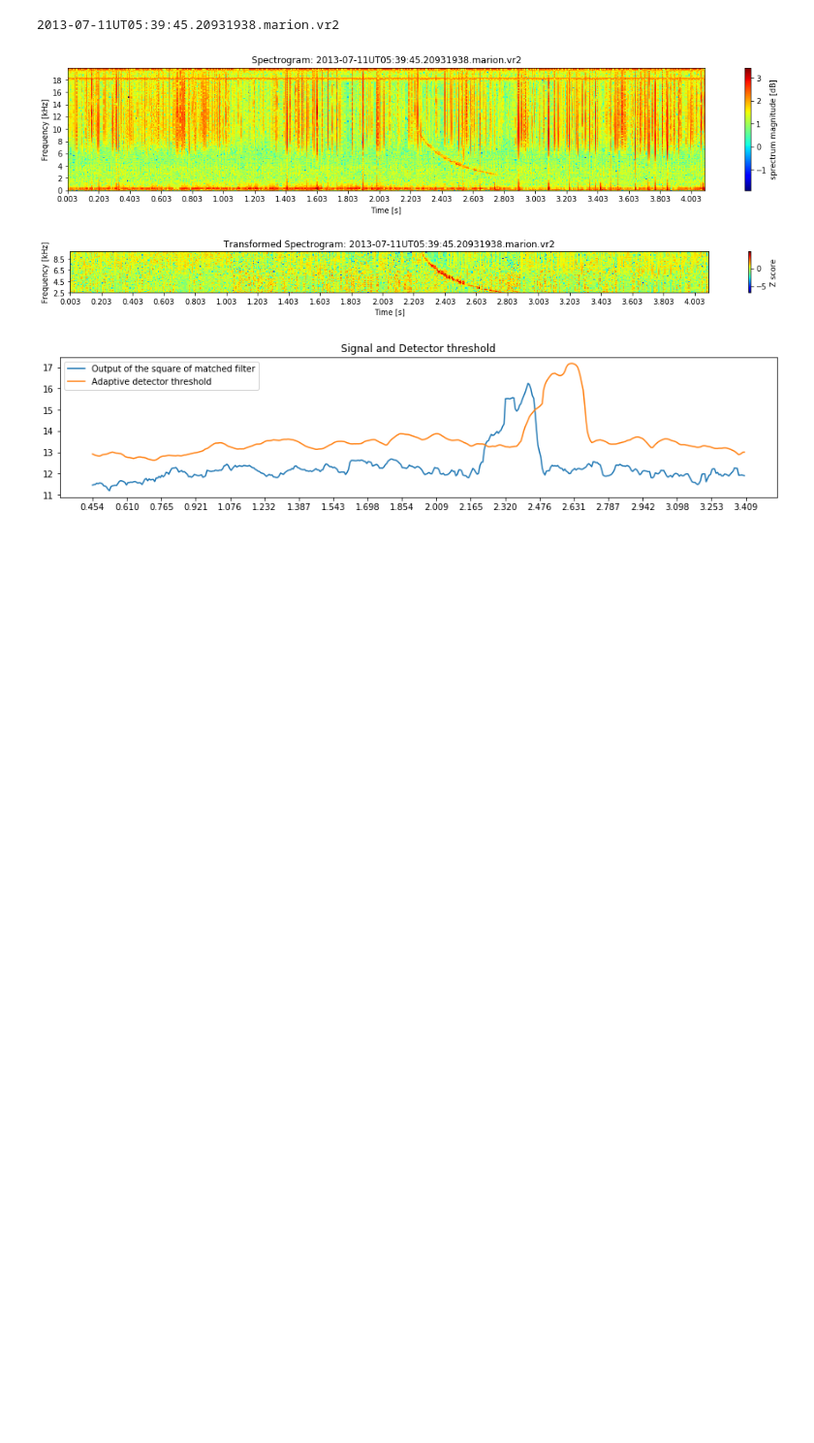
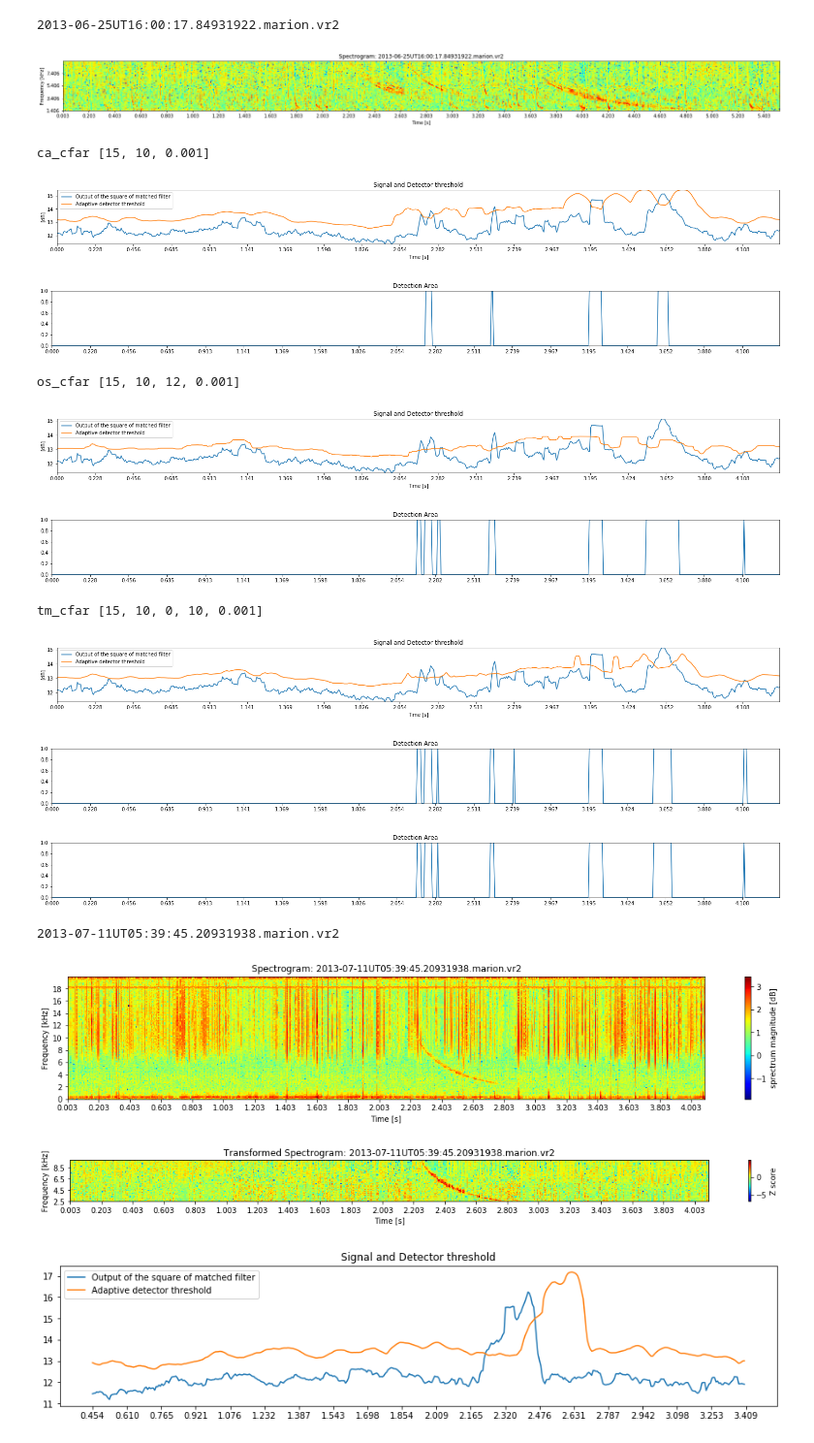
Before and after one commit to Kojey/MSc-whistler-waves-detector, a Jupyter notebook: ipy/sample_detector.ipynb, the cells around one changed output. Shown at 97% size. Drawn from its saved outputs; the diff is of its cells as text; code cells hidden in the pictures; blank space fills up the shorter version.

Commit message:
Implement fusion

```diff
--- a/ipy/sample_detector.ipynb
+++ b/ipy/sample_detector.ipynb
@@ -464,3 +450,75 @@ sample.plot_corr_output(transforms, transforms_params, detector, detector_params
+# %%
+from sample import Sample
+from dataset import Dataset
+from database import Database
+dataset_loc = os.path.join(os.getcwd().split(os.environ.get('USER'))[0],os.environ.get('USER'), 'wdml', 'data','datasets', 'awdEvents1')
+database_loc = os.path.join(os.getcwd().split(os.environ.get('USER'))[0],os.environ.get('USER'), 'wdml', 'data','databases', 'awdEvents1')
+site = 'marion'
+my_dataset = Dataset(dataset_loc, site)
+my_database = Database(dataset_loc, database_loc, site)
+file = np.random.choice(my_database.get_test(),1)[0]
+# file = '2013-04-22UT01:28:03.48279656.marion.vr2'
+# file = '2013-06-04UT14:53:50.61780102.marion.vr2' # EXAMPLE FOR FUSION
+# file = '2013-07-26UT01:33:36.10851914.marion.vr2'
+# file = '2013-07-26UT03:50:39.03331914.marion.vr2'
+# file = '2013-08-03UT23:17:33.39491914.marion.vr2'
+# file = '2013-08-03UT19:24:29.49731914.marion.vr2'
+# single whistler
+# file = '2013-07-11UT04:40:57.58051937.marion.vr2'
+# file = '2013-07-04UT18:59:25.44611930.marion.vr2'
+# many well separated whistler
+# file = '2013-07-26UT01:51:49.53571914.marion.vr2'
+# file = '2013-06-26UT09:46:29.53571930.marion.vr2'
+# two 0.2s close whistler
+# file = '2013-06-09UT15:31:33.07447109.marion.vr2'
+# single and two 0.4s close whistlers
+# file = '2013-07-07UT05:16:32.05731922.marion.vr2'
+# single with three 0.1s close whistlers
+# file = '2013-07-03UT14:53:57.10051914.marion.vr2'
+# thick whistler
+# file = '2013-07-10UT19:34:12.46051938.marion.vr2'  # perfect
+# file = '2013-08-03UT20:39:27.92931914.marion.vr2'
+# file = '2013-10-20UT23:06:03.34899422.marion.vr2'
+# complete rubish
+# file = '2013-07-14UT17:33:58.63651930.marion.vr2'
+
+sample = SampleDetector(dataset_loc, site, file)
+print(file)
+
+# kernel = sample.load_kernel('mean', [os.path.join(database_loc, site, 'kernels', 'kernel_data.h5')])
+kernel = sample.load_kernel('sim', [0.45,80,3])
+kernel -= kernel.mean()
+
+transforms, transforms_params = ['slice','zscore'],[[1.5,9.5],[None]]
+detector, detector_params = 'ca_cfar', [15,10,1e-3]
+size = (4*sample.get_time_freq_ratio(dec=0), 2)
+sample.apply_transform(transforms, transforms_params)
+sample.spectrogram_plot(figsize=size, xlabel='Time [s]', ylabel='Frequency [kHz]',zlabel='sprectrum magnitude [dB]',
+                           xaxis=True, yaxis=True,ticks=[0.2,2],title="Spectrogram: "+sample.get_file(), cmap='jet', cmap_show=False)
+# sample.plot_corr_output(transforms, transforms_params, detector, detector_params, kernel=kernel)
+
+N, G, pfa = 15,10,1e-3
+k, T1,T2 = 12, 0, 10
+for detector, detector_params in zip(['ca_cfar','os_cfar','tm_cfar'],[[N,G,pfa],[N,G,k,pfa],[N,G,T1,T2,pfa]]):
+    print(detector, detector_params)
+    sample.plot_corr_output(transforms, transforms_params, detector, detector_params, kernel=kernel)
+    sample.plot_detection_area(transforms, transforms_params, detector, detector_params, kernel=kernel)
+
+sample.plot_linear_fusion_cfar(transforms, transforms_params, kernel,
+                                  [N,G,pfa],[N,G,k,pfa],[N,G,T1,T2,pfa])
+# %% [output]
+2013-06-25UT16:00:17.84931922.marion.vr2
+[figure, added]
+ca_cfar [15, 10, 0.001]
+[figure, added]
+[figure, added]
+os_cfar [15, 10, 12, 0.001]
+[figure, added]
+[figure, added]
+tm_cfar [15, 10, 0, 10, 0.001]
+[figure, added]
+[figure, added]
+[figure, added]
 # %%
 # from sample import Sample
 # from dataset import Dataset
```
Also changed, not shown: parts of 2 cells of this notebook, 1 other file.
